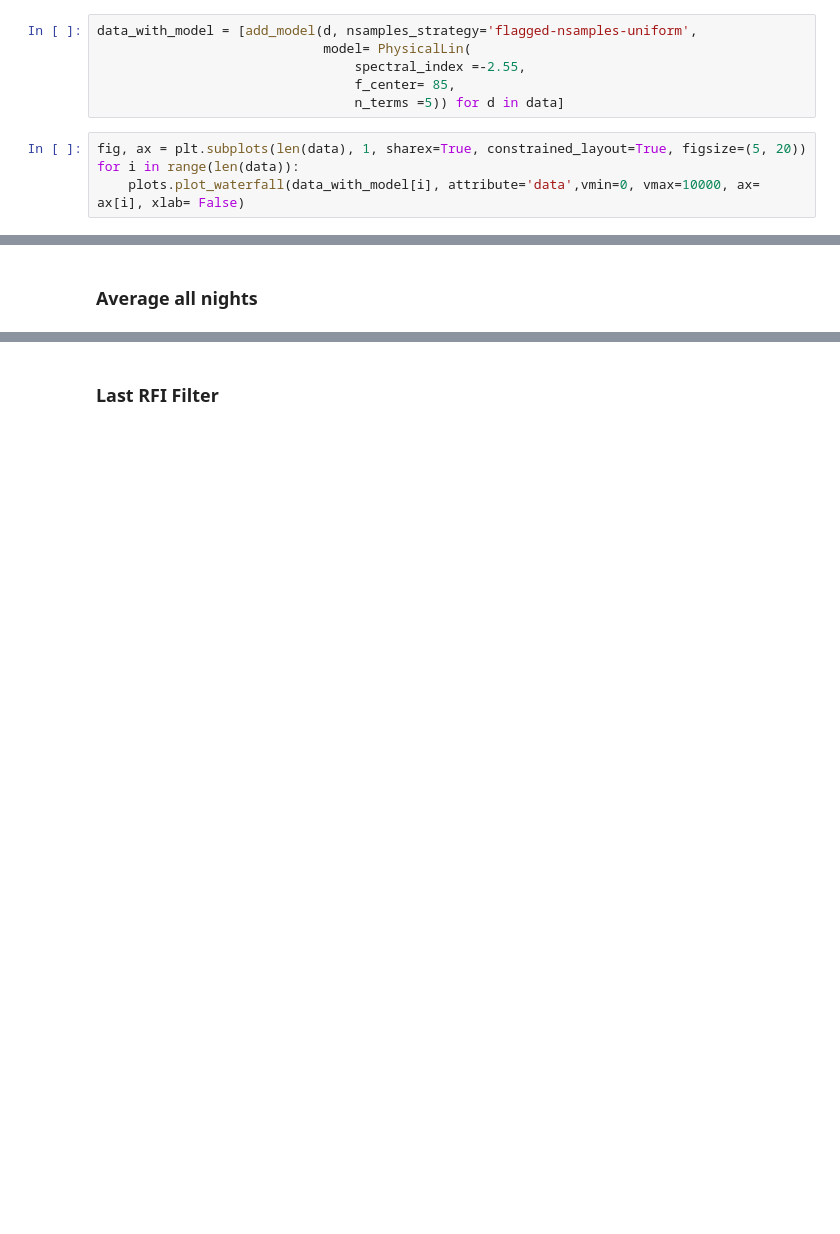
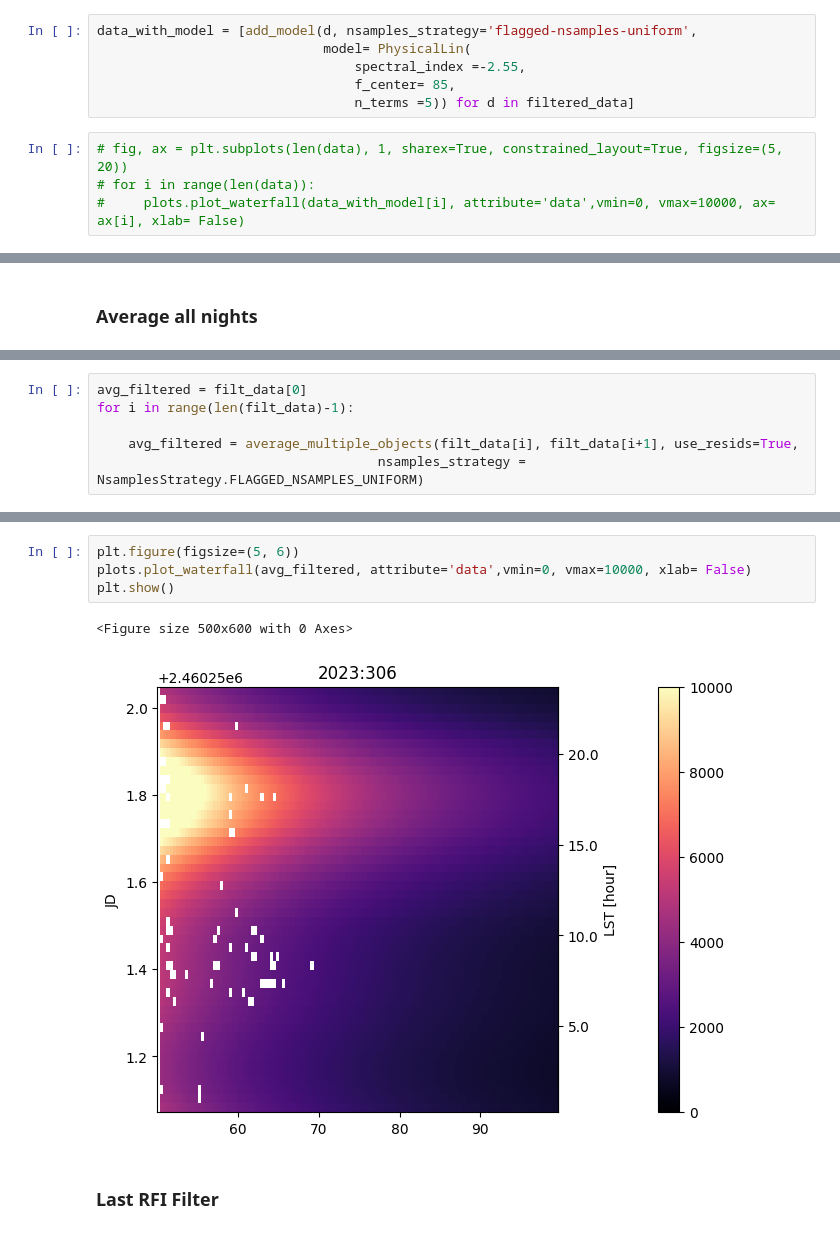
Before and after one commit to edges-collab/edges-bowman2018-pipeline, a Jupyter notebook: src/edges_pipelines/notebooks/average-over-days.ipynb, the cells around one changed output, grey strips where cells are left out. Saved outputs shown, nothing was run; the diff lists cells and outputs as text; blank space fills up the shorter version.

```diff
--- a/src/edges_pipelines/notebooks/average-over-days.ipynb
+++ b/src/edges_pipelines/notebooks/average-over-days.ipynb
@@ -48,11 +85,11 @@ data_with_model = [add_model(d, nsamples_strategy='flagged-nsamples-uniform',
                              model= PhysicalLin(
                                  spectral_index =-2.55,
                                  f_center= 85,
-                                 n_terms =5)) for d in data]
+                                 n_terms =5)) for d in filtered_data]
 # %%
-fig, ax = plt.subplots(len(data), 1, sharex=True, constrained_layout=True, figsize=(5, 20))
-for i in range(len(data)):
-    plots.plot_waterfall(data_with_model[i], attribute='data',vmin=0, vmax=10000, ax= ax[i], xlab= False)
+# fig, ax = plt.subplots(len(data), 1, sharex=True, constrained_layout=True, figsize=(5, 20))
+# for i in range(len(data)):
+#     plots.plot_waterfall(data_with_model[i], attribute='data',vmin=0, vmax=10000, ax= ax[i], xlab= False)
 # %% [markdown]
 ## Analysis and Averaging
 # %% [markdown]
@@ -388,0 +144,6 @@ plots.plot_waterfall(avg_data,attribute='data',vmin=0, vmax=10000)
+# %%
+avg_filtered = filt_data[0]
+for i in range(len(filt_data)-1):
+
+    avg_filtered = average_multiple_objects(filt_data[i], filt_data[i+1], use_resids=True,
+                                    nsamples_strategy = NsamplesStrategy.FLAGGED_NSAMPLES_UNIFORM)
@@ -389,3 +157,10 @@ plots.plot_waterfall(avg_data,attribute='data',vmin=0, vmax=10000)
+# %%
+plt.figure(figsize=(5, 6))
+plots.plot_waterfall(avg_filtered, attribute='data',vmin=0, vmax=10000, xlab= False)
+plt.show()
+# %% [output]
+<Figure size 500x600 with 0 Axes>
+[figure, added]
 # %% [markdown]
 ### Last RFI Filter
 # %%
```
Also changed, not shown: parts of 34 cells of this notebook, 4 other files.
